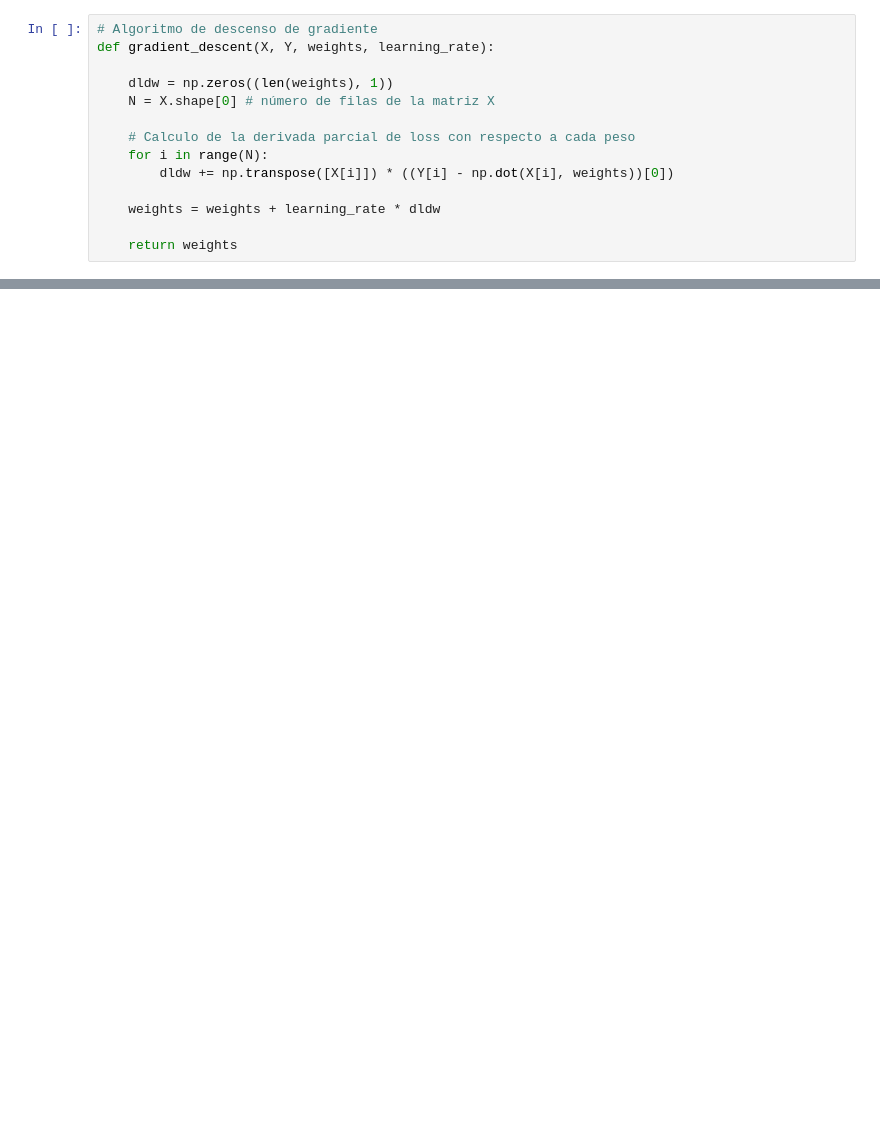
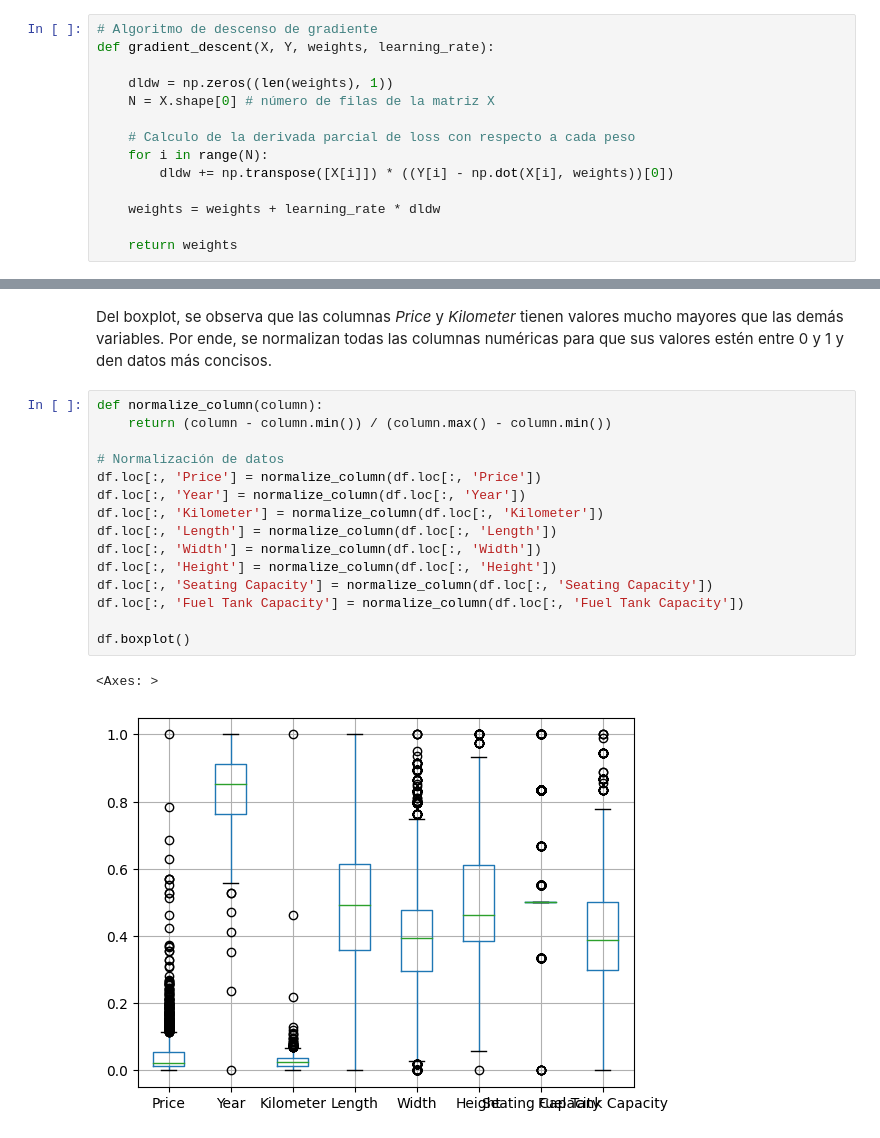
Before and after one commit to aaeilrv/CI5438-Proyecto1, a Jupyter notebook: proyecto-1.ipynb, the cells around one changed output, grey strips where cells are left out. Drawn from its saved outputs; the diff is of its cells as text; blank space fills up the shorter version.

```diff
--- a/proyecto-1.ipynb
+++ b/proyecto-1.ipynb
@@ -99,0 +154,20 @@ pesos estimados: [[-62.44754399  40.47561852 -28.38061677  36.83932153  34.97171
+# %% [markdown]
+Del boxplot, se observa que las columnas *Price* y *Kilometer* tienen valores mucho mayores que las demás variables. Por ende, se normalizan todas las columnas numéricas para que sus valores estén entre 0 y 1 y den datos más concisos.
+# %%
+def normalize_column(column):
+    return (column - column.min()) / (column.max() - column.min())
+
+# Normalización de datos
+df.loc[:, 'Price'] = normalize_column(df.loc[:, 'Price'])
+df.loc[:, 'Year'] = normalize_column(df.loc[:, 'Year'])
+df.loc[:, 'Kilometer'] = normalize_column(df.loc[:, 'Kilometer'])
+df.loc[:, 'Length'] = normalize_column(df.loc[:, 'Length'])
+df.loc[:, 'Width'] = normalize_column(df.loc[:, 'Width'])
+df.loc[:, 'Height'] = normalize_column(df.loc[:, 'Height'])
+df.loc[:, 'Seating Capacity'] = normalize_column(df.loc[:, 'Seating Capacity'])
+df.loc[:, 'Fuel Tank Capacity'] = normalize_column(df.loc[:, 'Fuel Tank Capacity'])
+
+df.boxplot()
+# %% [output]
+<Axes: >
+[figure, added]
```
Also changed, not shown: parts of 19 cells of this notebook, 1 other file.
